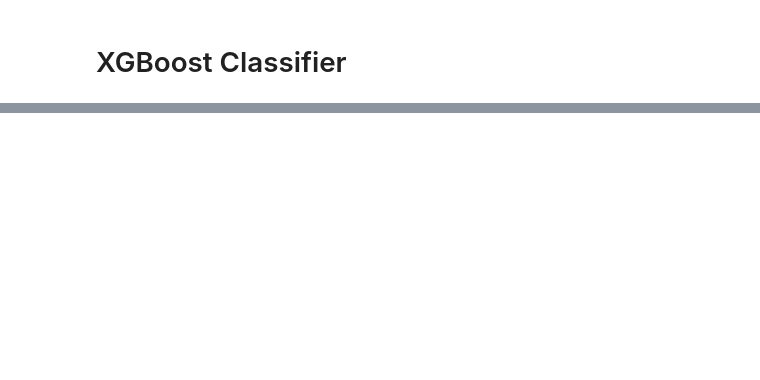
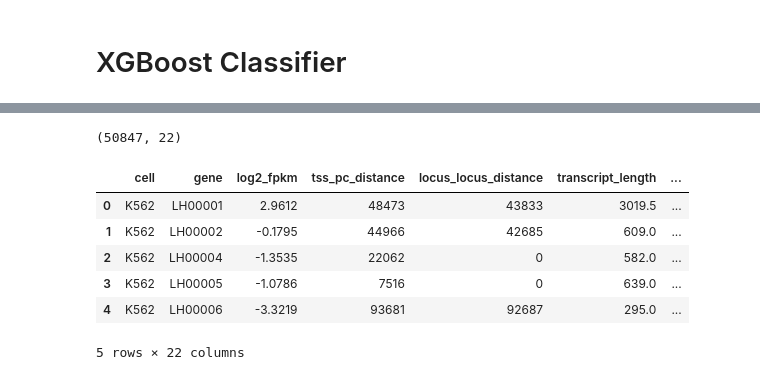
Before and after one commit to razielar/xgboost_classifier, a Jupyter notebook: jp_nbs/xgboost.classifier.ipynb, the cells around one changed output, grey strips where cells are left out. Drawn from its saved outputs; the diff is of its cells as text; code cells hidden in the pictures; blank space fills up the shorter version.

```diff
--- a/jp_nbs/xgboost.classifier.ipynb
+++ b/jp_nbs/xgboost.classifier.ipynb
@@ -15,3 +15,16 @@ shap.initjs()
 SEED=0
 # %% [output]
 [interactive output not drawn]
+# %%
+data=pd.read_csv('data/input.data.csv')
+print(data.shape)
+data.head()
+# %% [output]
+(50847, 22)
+|  | cell | gene | log2_fpkm | tss_pc_distance | locus_locus_distance | transcript_length | ... |
+| 0 | K562 | LH00001 | 2.9612 | 48473 | 43833 | 3019.5 | ... |
+| 1 | K562 | LH00002 | -0.1795 | 44966 | 42685 | 609.0 | ... |
+| 2 | K562 | LH00004 | -1.3535 | 22062 | 0 | 582.0 | ... |
+| 3 | K562 | LH00005 | -1.0786 | 7516 | 0 | 639.0 | ... |
+| 4 | K562 | LH00006 | -3.3219 | 93681 | 92687 | 295.0 | ... |
+5 rows × 22 columns
```
Also changed, not shown: parts of 9 cells of this notebook.
